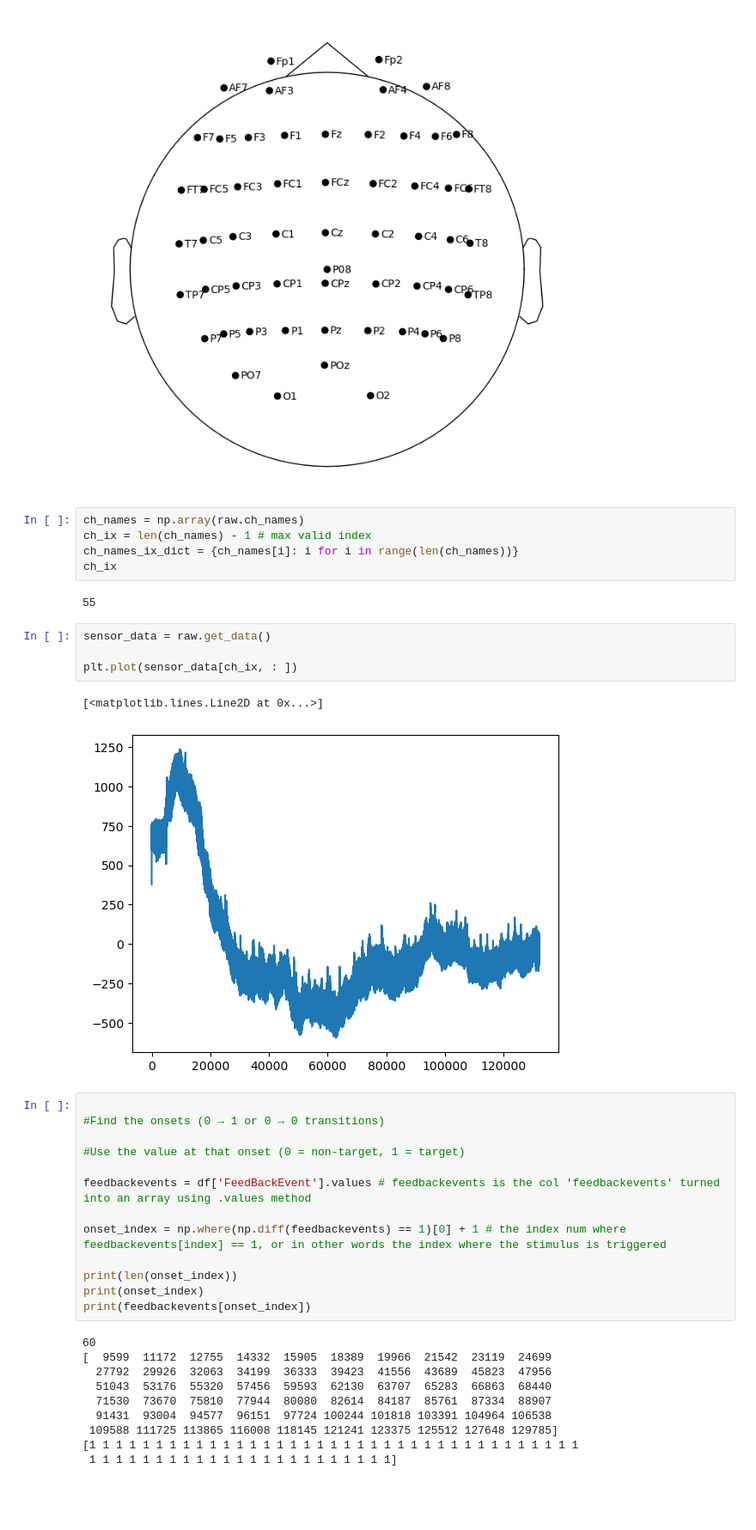
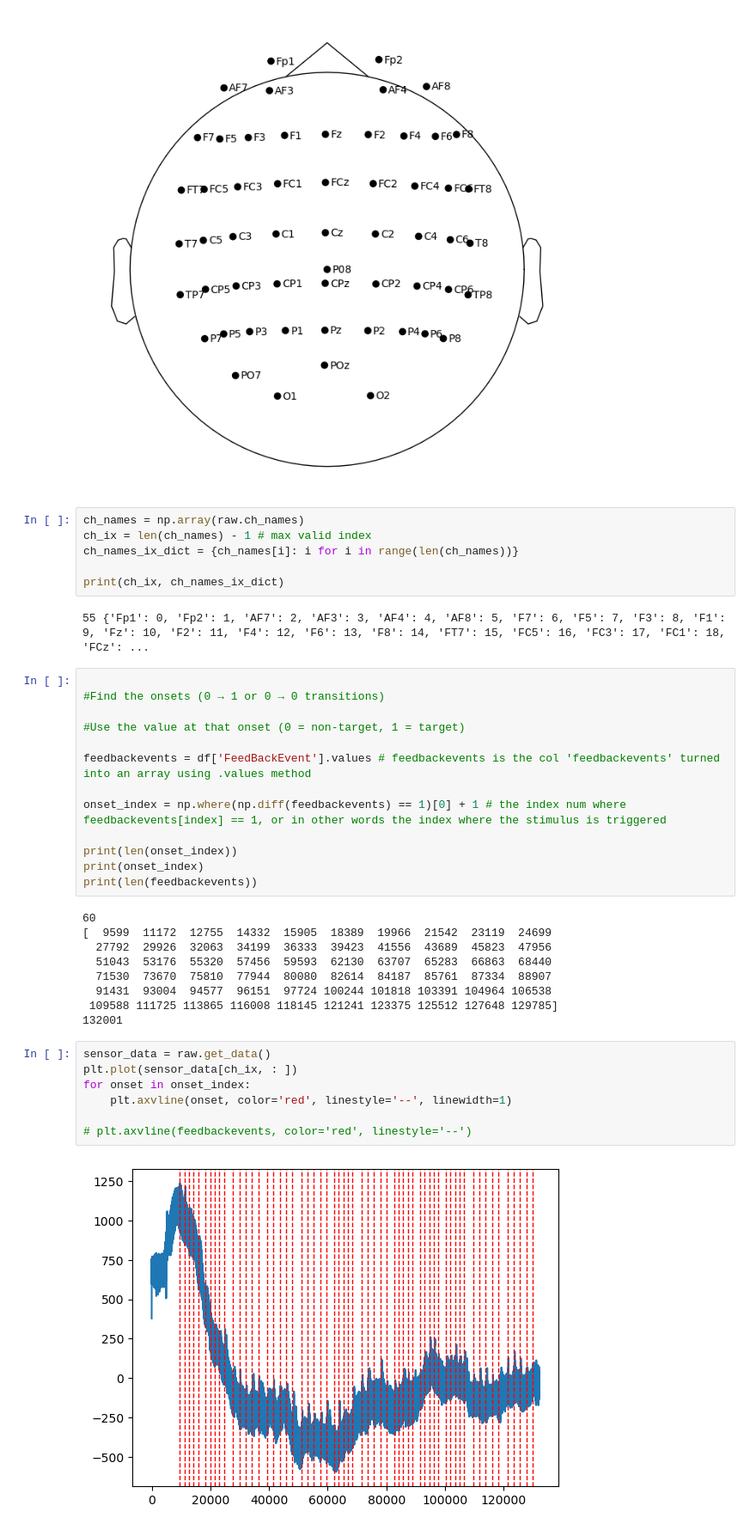
Before and after one commit to aagh-jr/P300-Speller-Project, a Jupyter notebook: p3002bl.ipynb, the cells around one changed output. Shown at 86% size. Cells and saved outputs as stored; diff of their text form; blank space fills up the shorter version.

```diff
--- a/p3002bl.ipynb
+++ b/p3002bl.ipynb
@@ -73,16 +73,10 @@ Ready.
 ch_names = np.array(raw.ch_names)
 ch_ix = len(ch_names) - 1 # max valid index
 ch_names_ix_dict = {ch_names[i]: i for i in range(len(ch_names))}
-ch_ix
+
+print(ch_ix, ch_names_ix_dict)
 # %% [output]
-55
+55 {'Fp1': 0, 'Fp2': 1, 'AF7': 2, 'AF3': 3, 'AF4': 4, 'AF8': 5, 'F7': 6, 'F5': 7, 'F3': 8, 'F1': 9, 'Fz': 10, 'F2': 11, 'F4': 12, 'F6': 13, 'F8': 14, 'FT7': 15, 'FC5': 16, 'FC3': 17, 'FC1': 18, 'FCz': ...
-# %%
-sensor_data = raw.get_data()
-
-plt.plot(sensor_data[ch_ix, : ])
-# %% [output]
-[<matplotlib.lines.Line2D at 0x...>]
-[figure, old version]
 # %%
 
 #Find the onsets (0 → 1 or 0 → 0 transitions)
@@ -95,7 +89,7 @@ onset_index = np.where(np.diff(feedbackevents) == 1)[0] + 1 # the index num wher
 
 print(len(onset_index))
 print(onset_index)
-print(feedbackevents[onset_index])
+print(len(feedbackevents))
 # %% [output]
 60
 [  9599  11172  12755  14332  15905  18389  19966  21542  23119  24699
@@ -104,5 +98,13 @@ print(feedbackevents[onset_index])
   71530  73670  75810  77944  80080  82614  84187  85761  87334  88907
   91431  93004  94577  96151  97724 100244 101818 103391 104964 106538
  109588 111725 113865 116008 118145 121241 123375 125512 127648 129785]
-[1 1 1 1 1 1 1 1 1 1 1 1 1 1 1 1 1 1 1 1 1 1 1 1 1 1 1 1 1 1 1 1 1 1 1 1 1
- 1 1 1 1 1 1 1 1 1 1 1 1 1 1 1 1 1 1 1 1 1 1 1]
+132001
+# %%
+sensor_data = raw.get_data()
+plt.plot(sensor_data[ch_ix, : ])
+for onset in onset_index:
+    plt.axvline(onset, color='red', linestyle='--', linewidth=1)
+
+# plt.axvline(feedbackevents, color='red', linestyle='--')
+# %% [output]
+[figure, new version]
```
Also changed, not shown: parts of 4 cells of this notebook, 2 other files.
